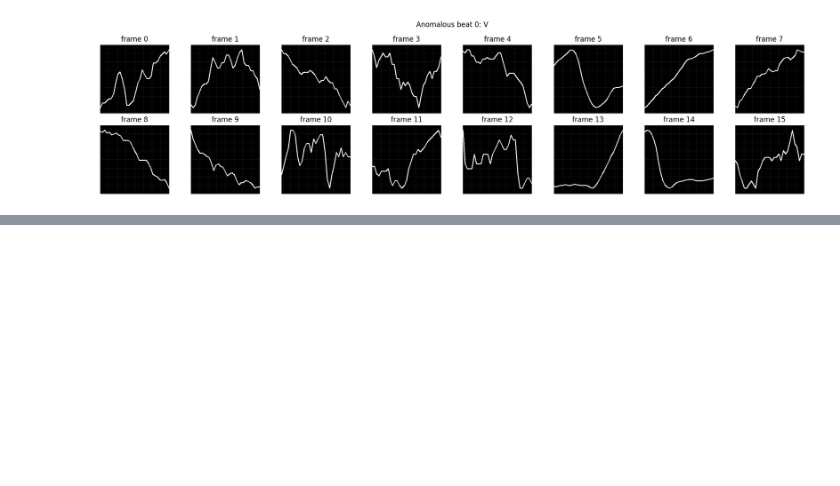
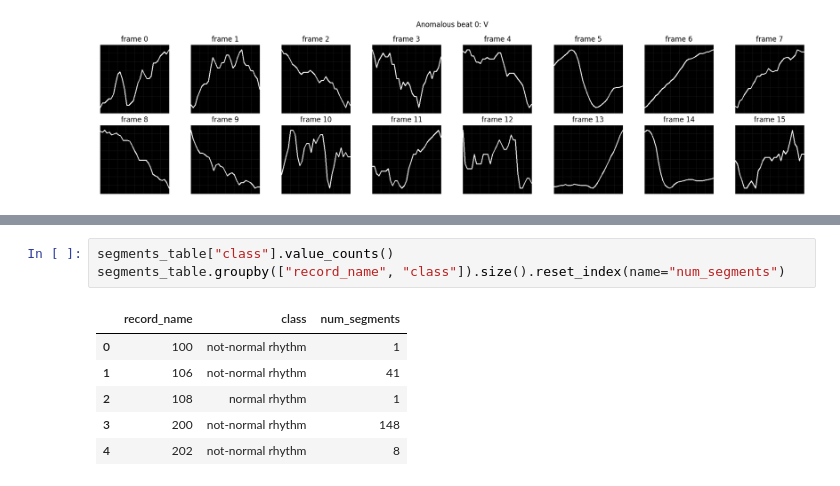
Before and after one commit to kun1887/CV_group_J, a Jupyter notebook: src/notebooks/kun.ipynb, the cells around one changed output, grey strips where cells are left out. Drawn from its saved outputs; the diff is of its cells as text; blank space fills up the shorter version.

```diff
--- a/src/notebooks/kun.ipynb
+++ b/src/notebooks/kun.ipynb
@@ -948,0 +1246,10 @@ Anomalous frame dtype/shape: uint8 (8, 224, 224, 3)
+# %%
+segments_table["class"].value_counts()
+segments_table.groupby(["record_name", "class"]).size().reset_index(name="num_segments")
+# %% [output]
+|  | record_name | class | num_segments |
+| 0 | 100 | not-normal rhythm | 1 |
+| 1 | 106 | not-normal rhythm | 41 |
+| 2 | 108 | normal rhythm | 1 |
+| 3 | 200 | not-normal rhythm | 148 |
+| 4 | 202 | not-normal rhythm | 8 |
```
Also changed, not shown: parts of 6 cells of this notebook, 8 other files.
